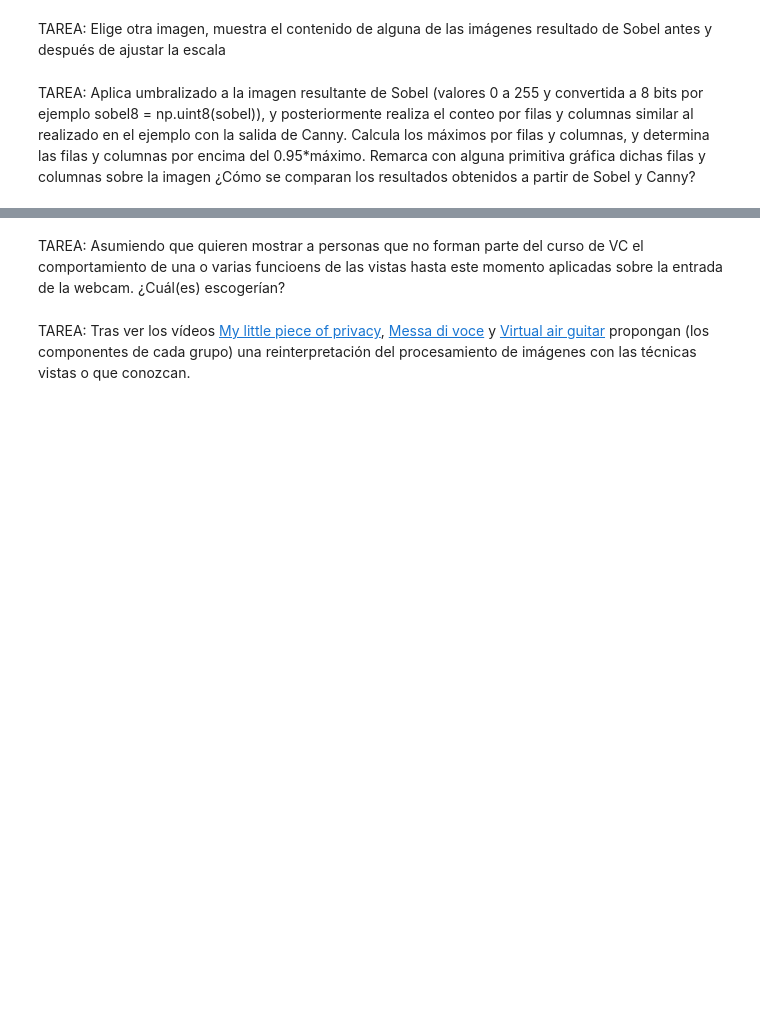
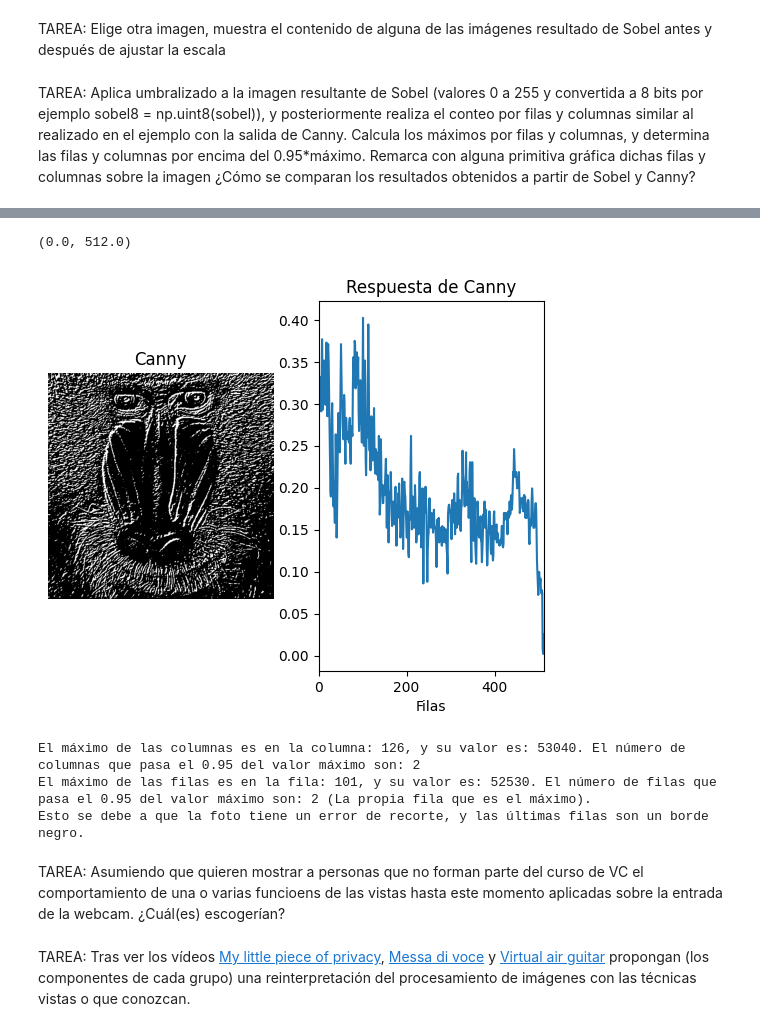
Before and after one commit to xskere/practicasVC, a Jupyter notebook: P2/VC_P2.ipynb, the cells around one changed output, grey strips where cells are left out. Cells and saved outputs as stored; diff of their text form; code cells hidden in the pictures; blank space fills up the shorter version.

```diff
--- a/P2/VC_P2.ipynb
+++ b/P2/VC_P2.ipynb
@@ -117,3 +167,58 @@ plt.show()
+# %%
+row_counts = cv2.reduce(imagenUmbralizada, 1, cv2.REDUCE_SUM, dtype=cv2.CV_64F)
+
+#Normaliza en base al número de filas y al valor máximo del píxel (255)
+#El resultado será el número de píxeles blancos por columna
+rows = row_counts / (255 * imagenUmbralizada.shape[0])
+
+#Muestra dicha cuenta gráficamente
+plt.figure()
+plt.subplot(1, 2, 1)
+plt.axis("off")
+plt.title("Canny")
+plt.imshow(imagenUmbralizada, cmap='gray')
+
+plt.subplot(1, 2, 2)
+plt.title("Respuesta de Canny")
+plt.xlabel("Filas")
+plt.ylabel("% píxeles")
+plt.plot(rows)
+#Rango en x definido por las columnas
+plt.xlim([0, imagenUmbralizada.shape[0]])
+# %% [output]
+(0.0, 512.0)
+[figure, added]
+# %%
+colMax = 0
+colMaxNum = 0
+for i in range(0,len(col_counts[0])):
+    if (col_counts[0][i] > colMax):
+        colMax = col_counts[0][i]
+        colMaxNum = i
+
+cols95Num = 0
+for i in range(0,len(col_counts[0])):
+    if (col_counts[0][i] >= colMax*0.95):
+        cols95Num+=1
+
+rowMax = 0
+rowMaxNum = 0
+for i in range(0,len(row_counts)):
+    if (row_counts[i] > rowMax):
+        rowMax = row_counts[i]
+        rowMaxNum = i
+
+rows95Num = 0
+for i in range(0,len(row_counts)):
+    if (row_counts[i] >= rowMax*0.95):
+        rows95Num+=1
+
+print("El máximo de las columnas es en la columna: %d, y su valor es: %d. El número de columnas que pasa el 0.95 del valor máximo son: %d" % (colMaxNum, colMax, cols95Num))
+print("El máximo de las filas es en la fila: %d, y su valor es: %d. El número de filas que pasa el 0.95 del valor máximo son: %d (La propia fila que es el máximo). \nEsto se debe a que la foto tiene un error de recorte, y las últimas filas son un borde negro." % (rowMaxNum, rowMax, rows95Num))
+# %% [output]
+El máximo de las columnas es en la columna: 126, y su valor es: 53040. El número de columnas que pasa el 0.95 del valor máximo son: 2
+El máximo de las filas es en la fila: 101, y su valor es: 52530. El número de filas que pasa el 0.95 del valor máximo son: 2 (La propia fila que es el máximo).
+Esto se debe a que la foto tiene un error de recorte, y las últimas filas son un borde negro.
 # %% [markdown]
 
 TAREA: Asumiendo que quieren mostrar a personas que no forman parte del curso de VC el comportamiento de una o varias funcioens de las vistas hasta este momento aplicadas sobre la entrada de la webcam. ¿Cuál(es) escogerían?
```
Also changed, not shown: parts of 2 cells of this notebook.
